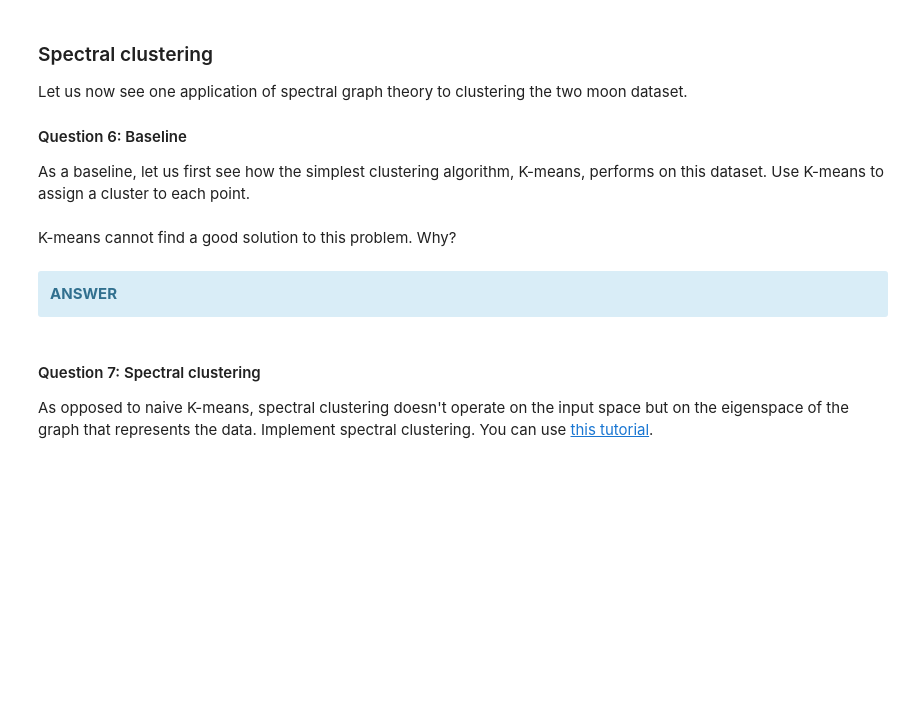
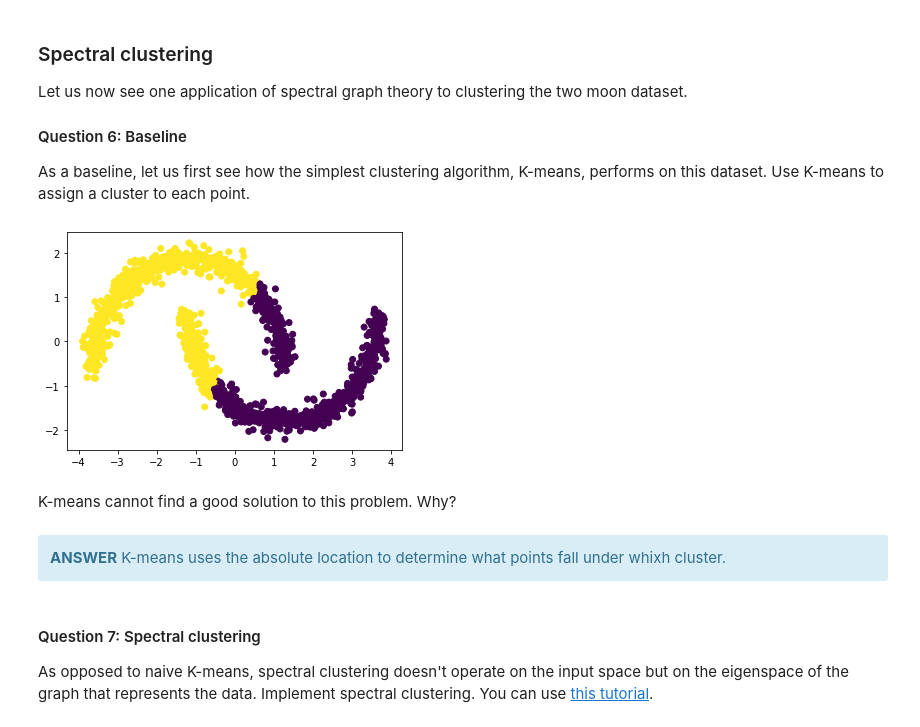
Before and after one commit to JelenaBanjac/network-science-and-graphs, a Jupyter notebook: 2_learning_with_graphs.ipynb, the cells around one changed output. Cells and saved outputs as stored; diff of their text form; code cells hidden in the pictures; blank space fills up the shorter version.

```diff
--- a/2_learning_with_graphs.ipynb
+++ b/2_learning_with_graphs.ipynb
@@ -175,16 +215,18 @@ As a baseline, let us first see how the simplest clustering algorithm, K-means,
 # %%
 from sklearn.cluster import KMeans
 
 # Your code here
-y_pred =  # Vector with cluster assignments
+y_pred =  KMeans(n_clusters=2, random_state=0).fit_predict(X) # Vector with cluster assignments
 plt.scatter(X[:, 0], X[:, 1], c=y_pred)
 plt.show()
+# %% [output]
+[figure, added]
 # %% [markdown]
 K-means cannot find a good solution to this problem. Why?
 # %% [markdown]
 <div class="alert alert-info">
     <b>ANSWER</b>
-
+    K-means uses the absolute location to determine what points fall under whixh cluster.
 </div>
 # %% [markdown]
 #### Question 7: Spectral clustering
```
Also changed, not shown: parts of 23 cells of this notebook.
